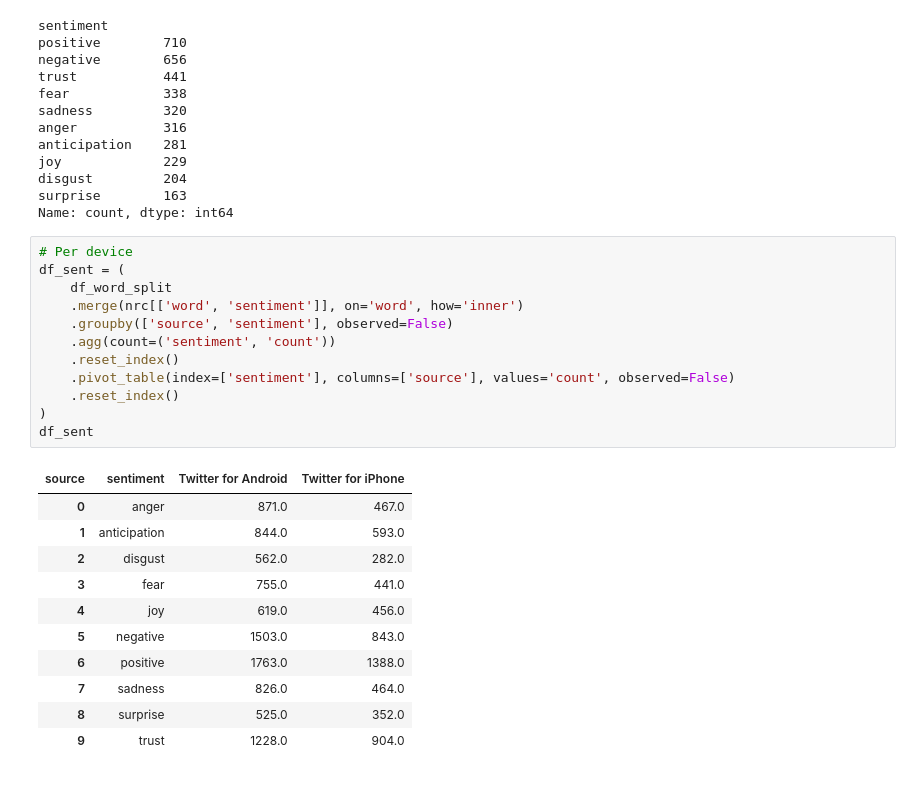
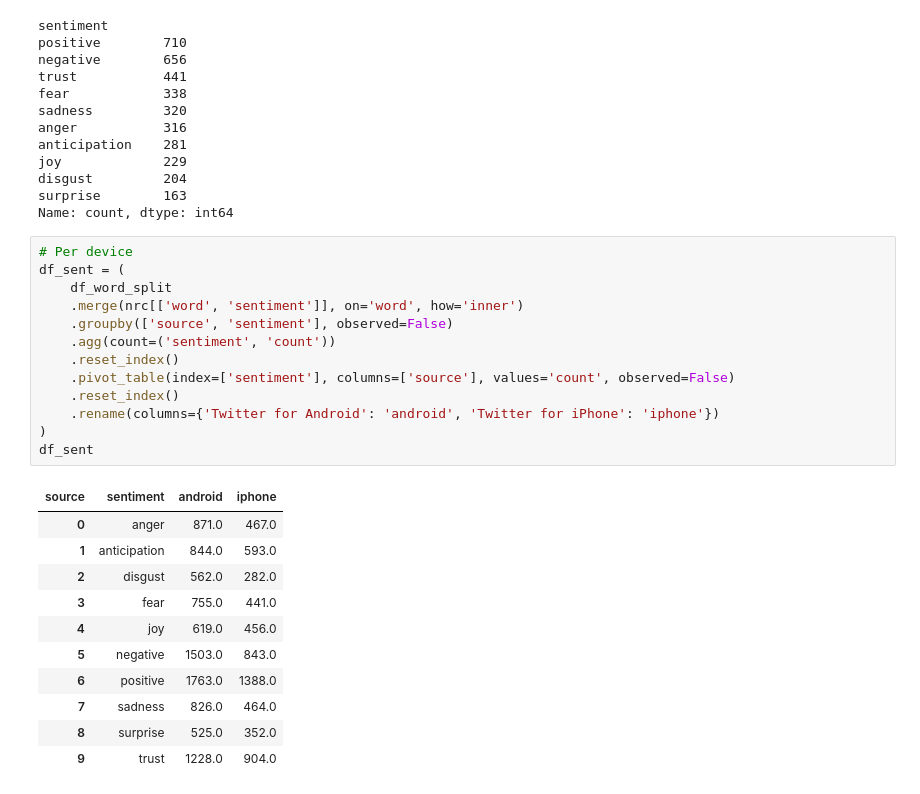
Before and after one commit to rodri-iot/NLP, a Jupyter notebook: src/tweets.ipynb, the cells around one changed output. Saved outputs shown, nothing was run; the diff lists cells and outputs as text.

```diff
--- a/src/tweets.ipynb
+++ b/src/tweets.ipynb
@@ -308,17 +311,18 @@ Name: count, dtype: int64
 # %%
 # Per device
 df_sent = (
     df_word_split
     .merge(nrc[['word', 'sentiment']], on='word', how='inner')
     .groupby(['source', 'sentiment'], observed=False)
     .agg(count=('sentiment', 'count'))
     .reset_index()
     .pivot_table(index=['sentiment'], columns=['source'], values='count', observed=False)
     .reset_index()
+    .rename(columns={'Twitter for Android': 'android', 'Twitter for iPhone': 'iphone'})
 )
 df_sent
 # %% [output]
-| source | sentiment | Twitter for Android | Twitter for iPhone |
+| source | sentiment | android | iphone |
 | 0 | anger | 871.0 | 467.0 |
 | 1 | anticipation | 844.0 | 593.0 |
 | 2 | disgust | 562.0 | 282.0 |
```
Also changed, not shown: parts of 18 cells of this notebook, 1 other file.
